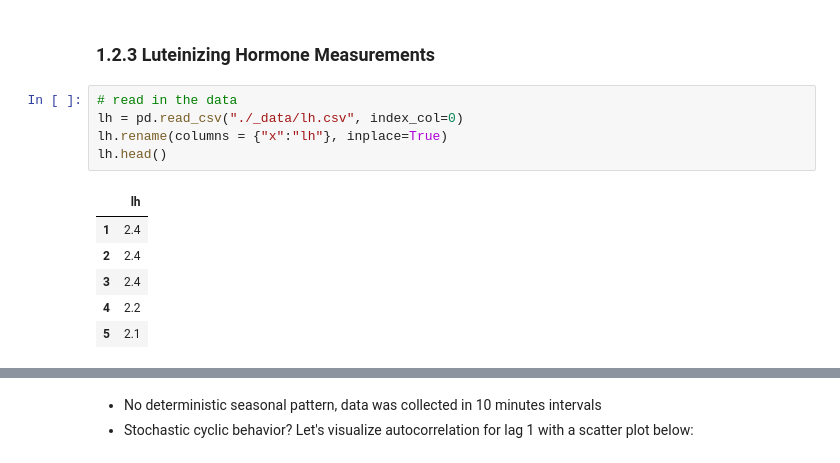
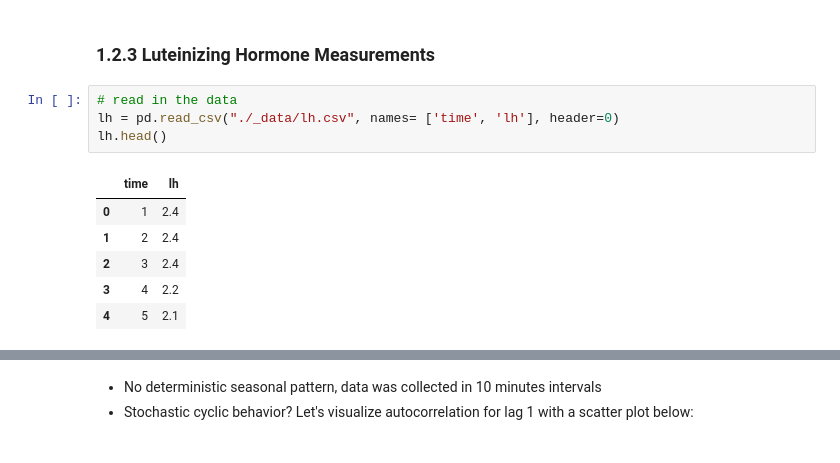
Before and after one commit to eugenebaraka/Books-and-Courses, a Jupyter notebook: timeseries/chapter1.ipynb, the cells around one changed output, grey strips where cells are left out. Cells and saved outputs as stored; diff of their text form.

```diff
--- a/timeseries/chapter1.ipynb
+++ b/timeseries/chapter1.ipynb
@@ -91,14 +91,13 @@ plt.show()
 ### 1.2.3 Luteinizing Hormone Measurements
 # %%
 # read in the data
-lh = pd.read_csv("./_data/lh.csv", index_col=0)
-lh.rename(columns = {"x":"lh"}, inplace=True)
+lh = pd.read_csv("./_data/lh.csv", names= ['time', 'lh'], header=0)
 lh.head()
 # %% [output]
-|  | lh |
-| 1 | 2.4 |
-| 2 | 2.4 |
-| 3 | 2.4 |
-| 4 | 2.2 |
-| 5 | 2.1 |
+|  | time | lh |
+| 0 | 1 | 2.4 |
+| 1 | 2 | 2.4 |
+| 2 | 3 | 2.4 |
+| 3 | 4 | 2.2 |
+| 4 | 5 | 2.1 |
 # %%
```
Also changed, not shown: parts of 10 cells of this notebook, 3 other files.
